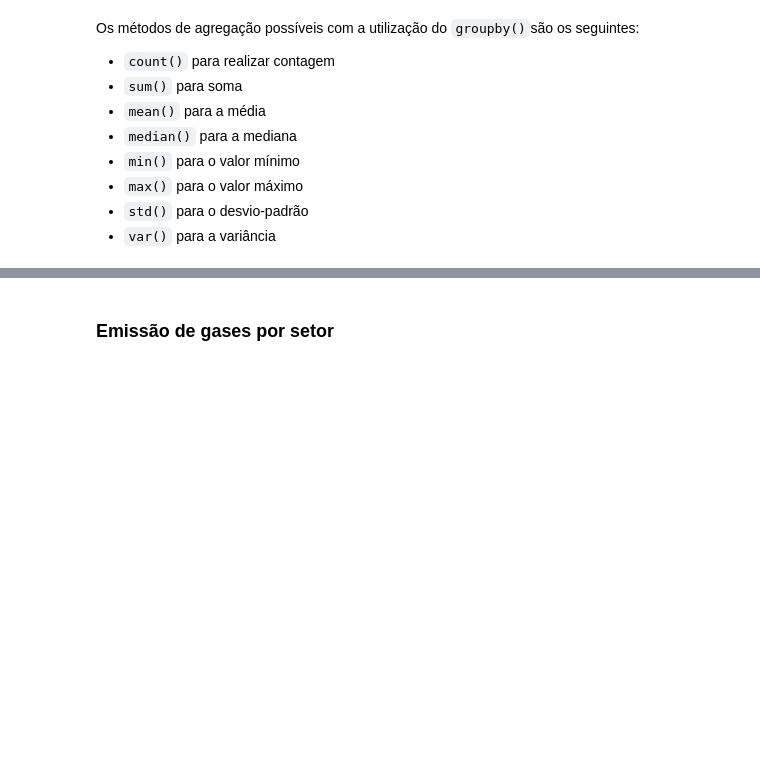
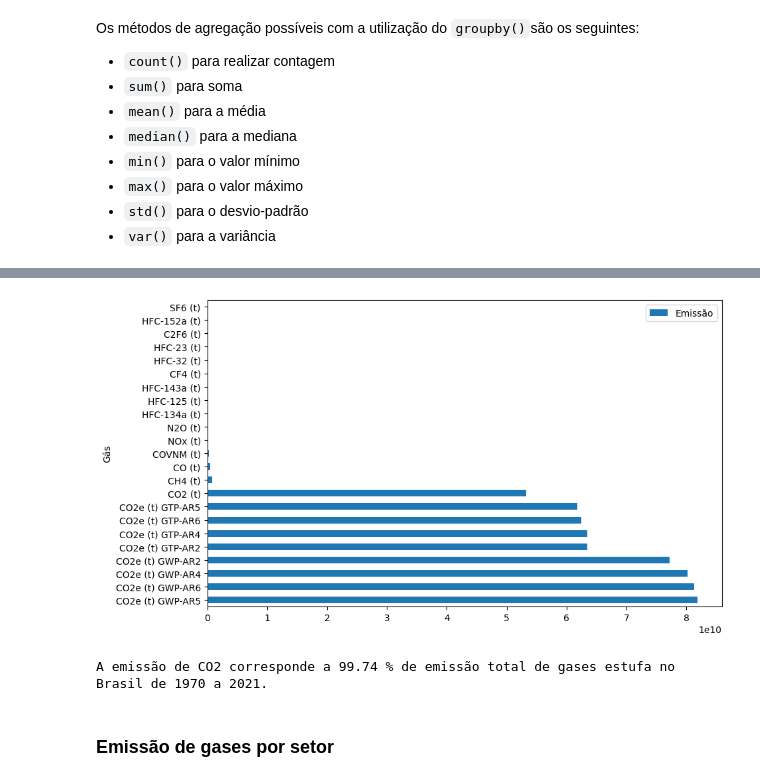
Before and after one commit to willalveslima/Pandas, a Jupyter notebook: pandas_selecao_e_agrupamento.ipynb, the cells around one changed output, grey strips where cells are left out. Saved outputs shown, nothing was run; the diff lists cells and outputs as text; code cells hidden in the pictures; blank space fills up the shorter version.

```diff
--- a/pandas_selecao_e_agrupamento.ipynb
+++ b/pandas_selecao_e_agrupamento.ipynb
@@ -161,0 +169,3 @@ Para realizar as agregações nos dados de emissão, é necessário que a base d
+# %%
+colunas_info = list(emissoes_gases.loc[:,'Nível 1 - Setor':'Produto'].columns)
+colunas_info
@@ -161,0 +193,3 @@ Para realizar as agregações nos dados de emissão, é necessário que a base d
+# %%
+colunas_emissao = list(emissoes_gases.loc[:,1970:2021].columns)
+colunas_emissao
@@ -162,2 +214,4 @@ Para realizar as agregações nos dados de emissão, é necessário que a base d
 # %% [markdown]
 Para realizar a transformação do DataFrame, utilizamos o método [`melt()`](https://pandas.pydata.org/docs/reference/api/pandas.melt.html). Esse método tem o intuito de transformar um DataFrame de um formato amplo (*wide*) para o formato longo (*long*).
+# %%
+emissoes_por_ano = emissoes_gases.melt(id_vars = colunas_info, value_vars = colunas_emissao, var_name = 'Ano' , value_name = 'Emissão')
@@ -179,0 +316,3 @@ Os métodos de agregação possíveis com a utilização do `groupby()`são os s
+# %%
+emissao_por_gas = emissoes_por_ano.groupby('Gás')[['Emissão']].sum().sort_values('Emissão', ascending = False)
+emissao_por_gas
@@ -180,3 +338,11 @@ Os métodos de agregação possíveis com a utilização do `groupby()`são os s
+# %%
+emissao_por_gas.plot(kind = 'barh', figsize = (10,6));
+# %% [output]
+[figure, added]
+# %%
+print(f'A emissão de CO2 corresponde a {float((emissao_por_gas.iloc[0:9].sum()/emissao_por_gas.sum()).iloc[0])*100:.2f} % de emissão total de gases estufa no Brasil de 1970 a 2021.')
+# %% [output]
+A emissão de CO2 corresponde a 99.74 % de emissão total de gases estufa no Brasil de 1970 a 2021.
 # %% [markdown]
 ### Emissão de gases por setor
 # %% [markdown]
```
Also changed, not shown: parts of 29 cells of this notebook, 3 other files.
